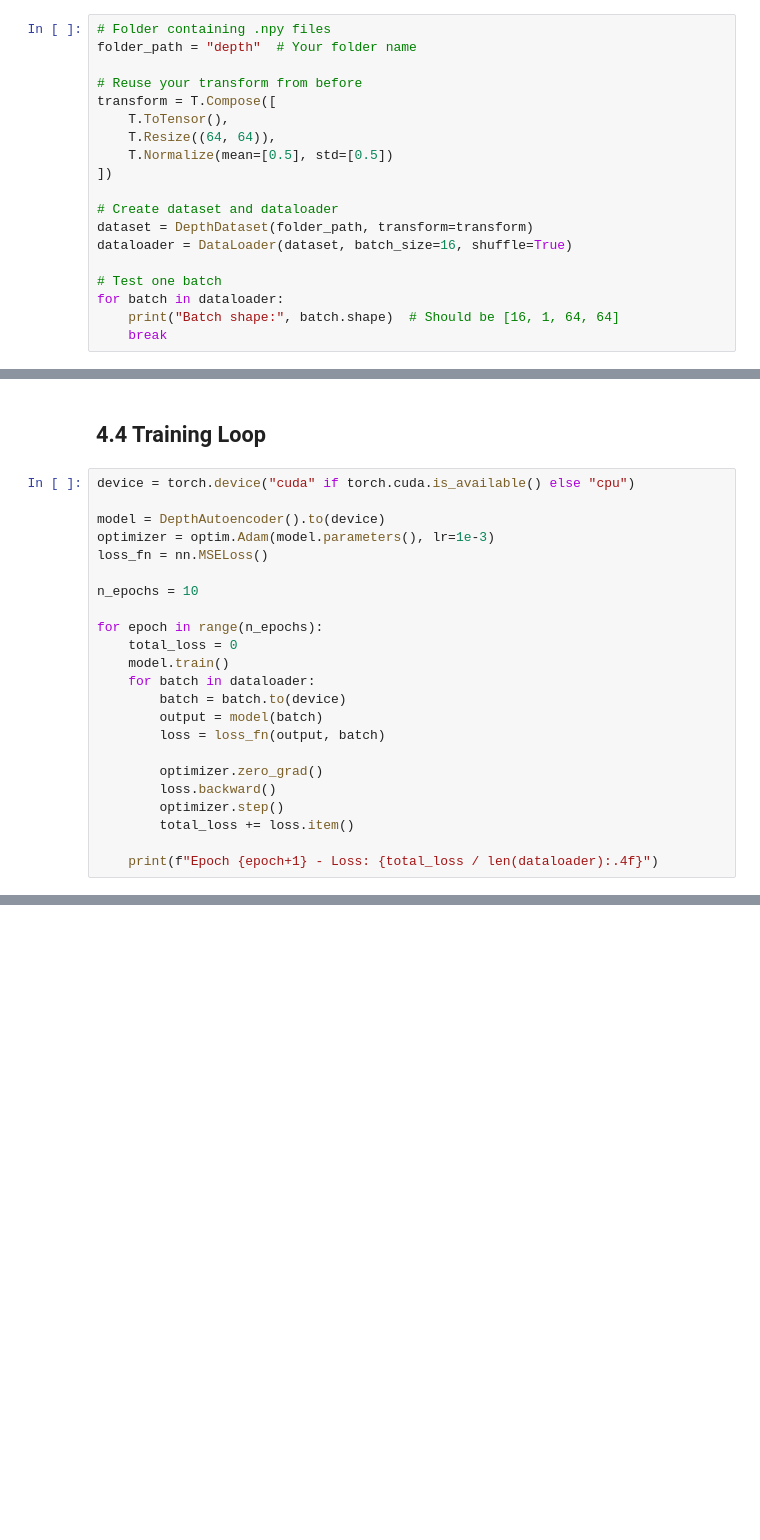
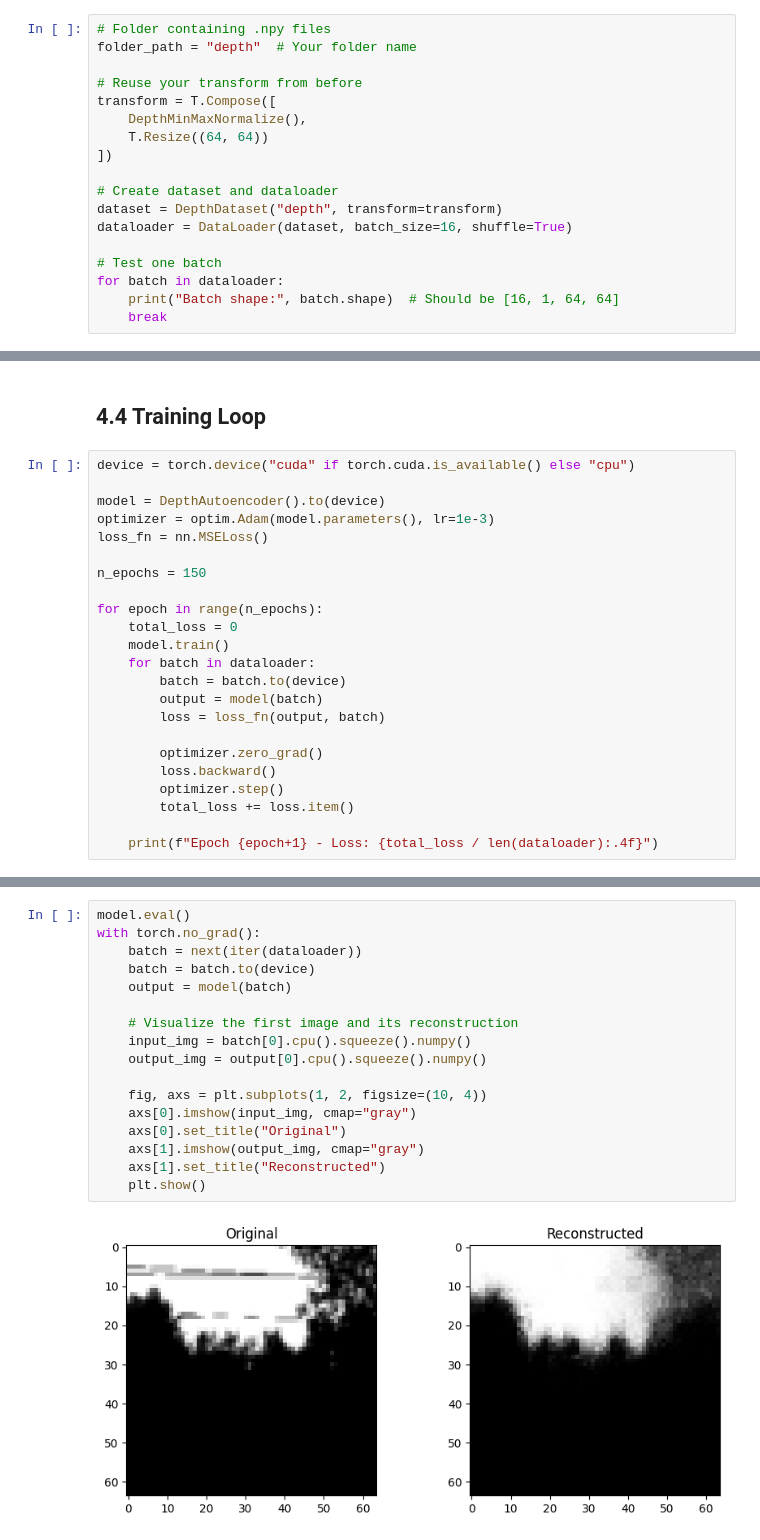
Before and after one commit to Marcelo916/GPS_Spoofing, a Jupyter notebook: depth_camera.ipynb, the cells around one changed output, grey strips where cells are left out. Cells and saved outputs as stored; diff of their text form; blank space fills up the shorter version.

Commit message:
Fixed the encoder and decoder issue to properly train the model

```diff
--- a/depth_camera.ipynb
+++ b/depth_camera.ipynb
@@ -76,13 +76,12 @@ folder_path = "depth"  # Your folder name
 
 # Reuse your transform from before
 transform = T.Compose([
-    T.ToTensor(),
-    T.Resize((64, 64)),
-    T.Normalize(mean=[0.5], std=[0.5])
+    DepthMinMaxNormalize(),
+    T.Resize((64, 64))
 ])
 
 # Create dataset and dataloader
-dataset = DepthDataset(folder_path, transform=transform)
+dataset = DepthDataset("depth", transform=transform)
 dataloader = DataLoader(dataset, batch_size=16, shuffle=True)
 
 # Test one batch
@@ -155,7 +154,7 @@ model = DepthAutoencoder().to(device)
 optimizer = optim.Adam(model.parameters(), lr=1e-3)
 loss_fn = nn.MSELoss()
 
-n_epochs = 10
+n_epochs = 150
 
 for epoch in range(n_epochs):
     total_loss = 0
@@ -184,0 +193,19 @@ Epoch 10 - Loss: 5013794176.0000
+# %%
+model.eval()
+with torch.no_grad():
+    batch = next(iter(dataloader))
+    batch = batch.to(device)
+    output = model(batch)
+
+    # Visualize the first image and its reconstruction
+    input_img = batch[0].cpu().squeeze().numpy()
+    output_img = output[0].cpu().squeeze().numpy()
+
+    fig, axs = plt.subplots(1, 2, figsize=(10, 4))
+    axs[0].imshow(input_img, cmap="gray")
+    axs[0].set_title("Original")
+    axs[1].imshow(output_img, cmap="gray")
+    axs[1].set_title("Reconstructed")
+    plt.show()
+# %% [output]
+[figure, added]
```
Also changed, not shown: parts of 2 cells of this notebook.
